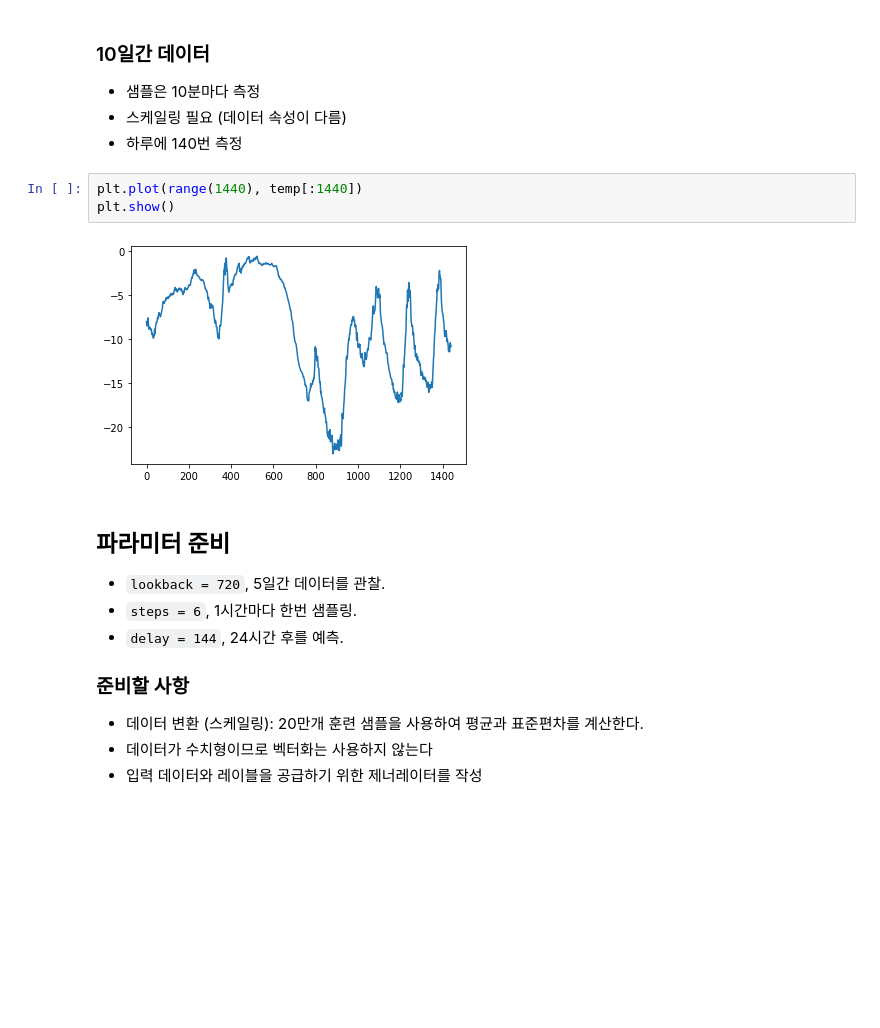
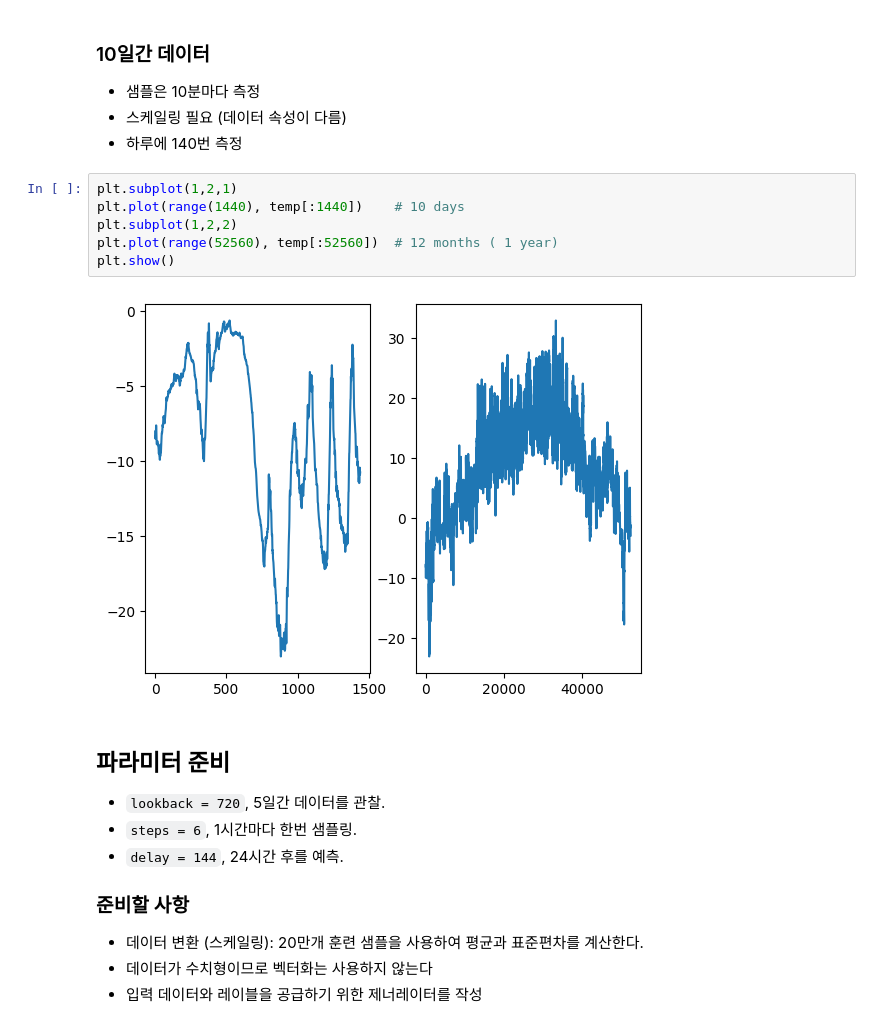
Before and after one commit to rtajeong/AI_Cluster_MSAC, a Jupyter notebook: gg_136_RNN_시계열_데이터_날씨_예측.ipynb, the cells around one changed output. Drawn from its saved outputs; the diff is of its cells as text; blank space fills up the shorter version.

```diff
--- a/gg_136_RNN_시계열_데이터_날씨_예측.ipynb
+++ b/gg_136_RNN_시계열_데이터_날씨_예측.ipynb
@@ -117,11 +136,14 @@ plt.show()
 - 샘플은 10분마다 측정
 - 스케일링 필요 (데이터 속성이 다름)
 - 하루에 140번 측정
-# %%
-plt.plot(range(1440), temp[:1440])
-plt.show()
-# %% [output]
-[figure, removed]
+# %%
+plt.subplot(1,2,1)
+plt.plot(range(1440), temp[:1440])    # 10 days
+plt.subplot(1,2,2)
+plt.plot(range(52560), temp[:52560])  # 12 months ( 1 year)
+plt.show()
+# %% [output]
+[figure, added]
 # %% [markdown]
 ## 파라미터 준비
 
```
Also changed, not shown: parts of 29 cells of this notebook.
